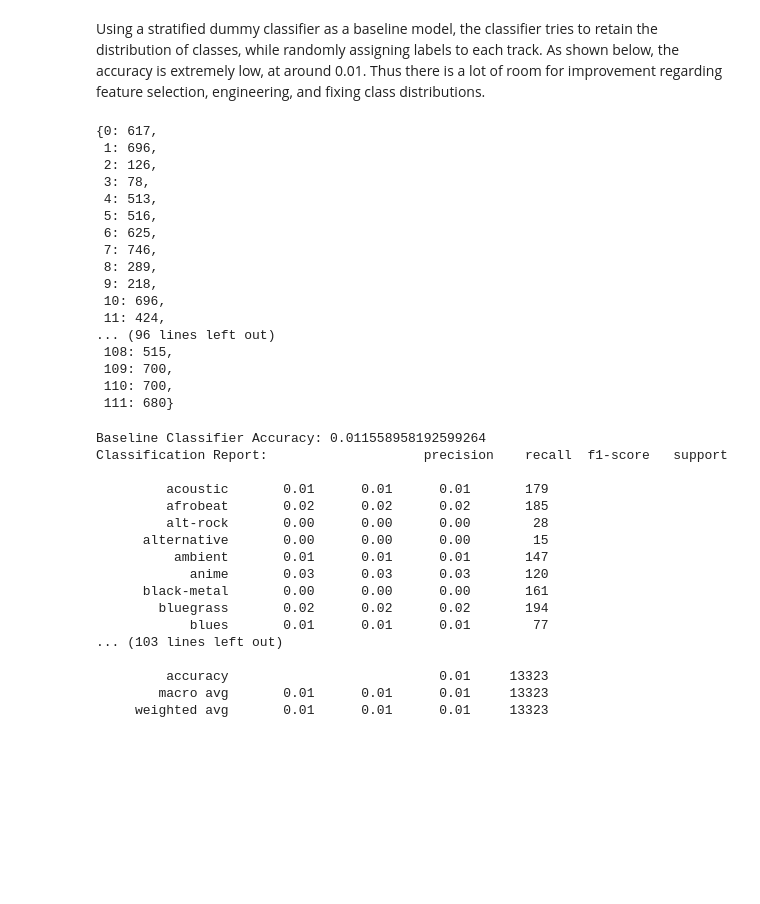
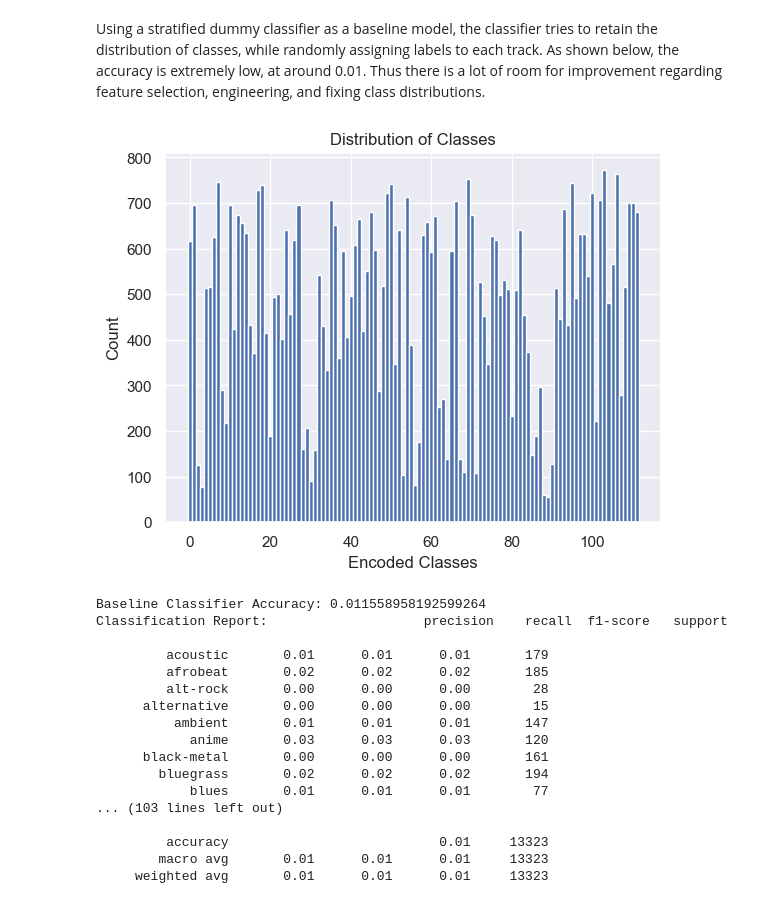
Before and after one commit to ynackash/genre-classification, a Jupyter notebook: main.ipynb, the cells around one changed output. Saved outputs shown, nothing was run; the diff lists cells and outputs as text; code cells hidden in the pictures; blank space fills up the shorter version.

```diff
--- a/main.ipynb
+++ b/main.ipynb
@@ -269,29 +275,18 @@ X_test_scaled = scaler.transform(X_test)
 ## 4. Baseline Model
 # %% [markdown]
 Using a stratified dummy classifier as a baseline model, the classifier tries to retain the distribution of classes, while randomly assigning labels to each track. As shown below, the accuracy is extremely low, at around 0.01. Thus there is a lot of room for improvement regarding feature selection, engineering, and fixing class distributions.
-# %%
-#show class distribution
-unique, counts = np.unique(Y_train, return_counts = True)
-class_counts = dict(zip(unique, counts))
-class_counts
-# %% [output]
-{0: 617,
- 1: 696,
- 2: 126,
- 3: 78,
- 4: 513,
- 5: 516,
- 6: 625,
- 7: 746,
- 8: 289,
- 9: 218,
- 10: 696,
- 11: 424,
-... (96 lines left out)
- 108: 515,
- 109: 700,
- 110: 700,
- 111: 680}
+# %%
+#show class distribution
+unique, counts = np.unique(Y_train, return_counts = True)
+class_counts = dict(zip(unique, counts))
+
+plt.bar(class_counts.keys(), class_counts.values(), width=1)
+plt.xlabel('Encoded Classes')
+plt.ylabel('Count')
+plt.title('Distribution of Classes')
+plt.show()
+# %% [output]
+[figure, added]
 # %%
 #stratified baseline implementation
 dummy_clf = DummyClassifier(strategy = 'stratified', random_state = 42)
```
Also changed, not shown: parts of 28 cells of this notebook.
